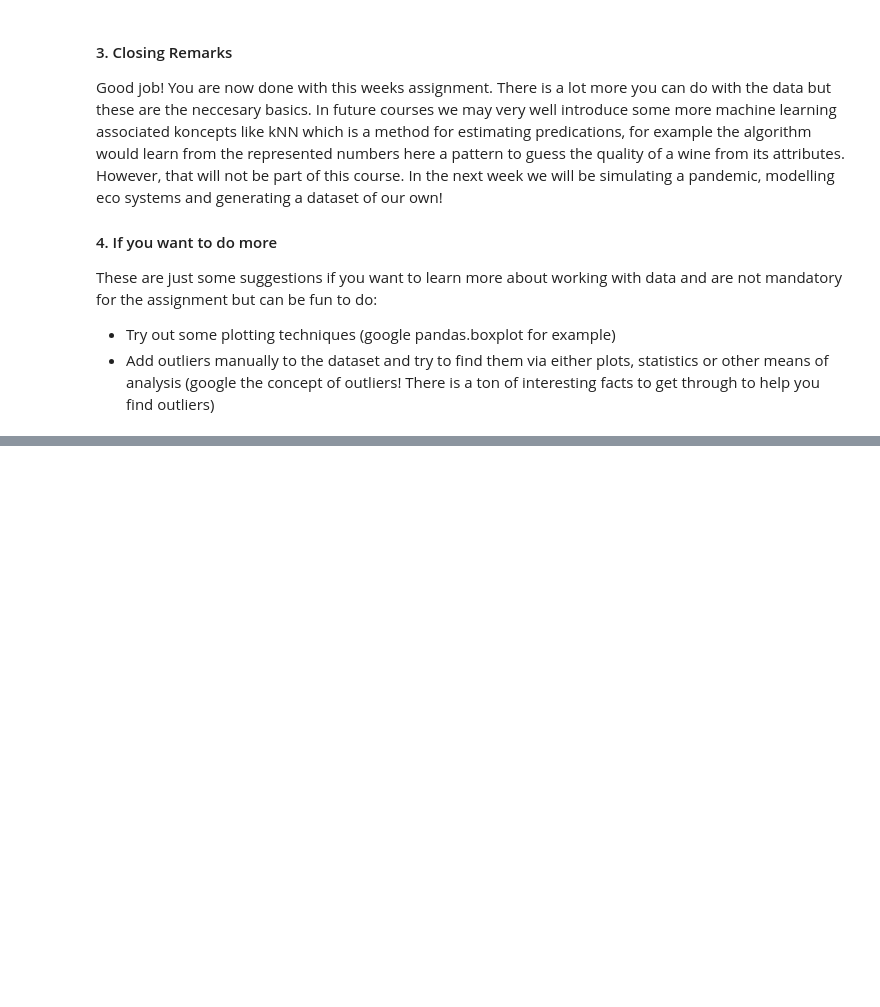
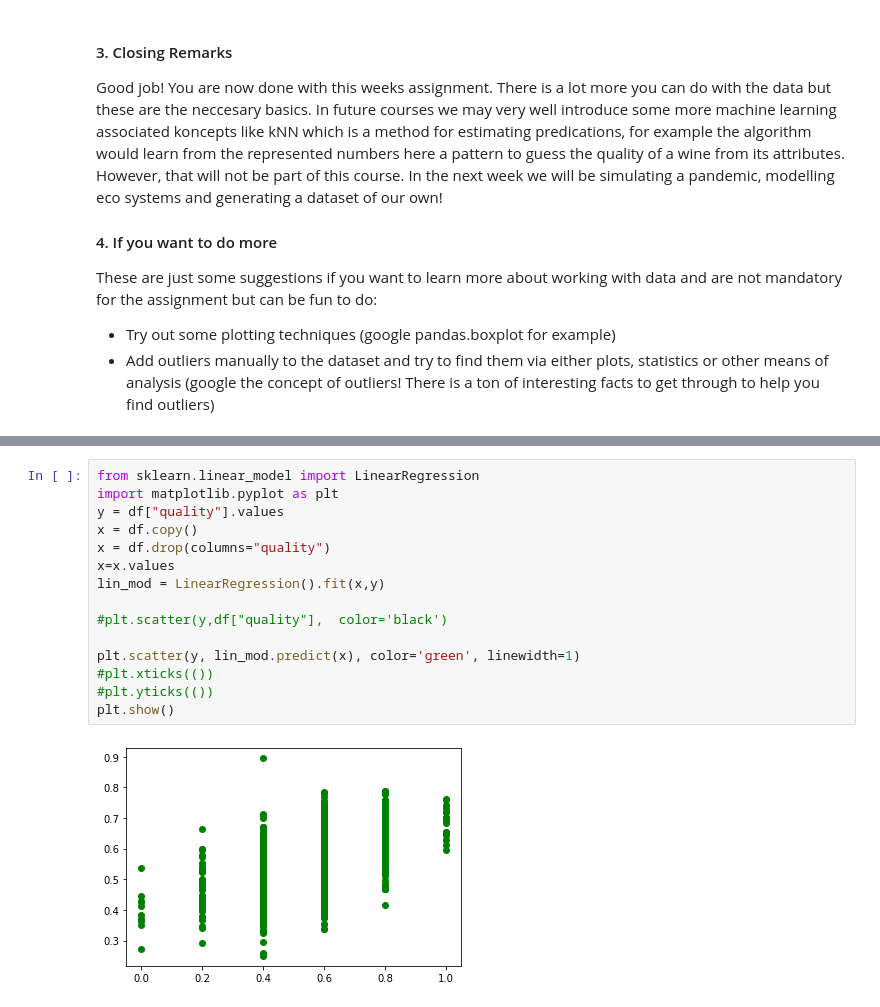
Before and after one commit to ingriderika/Py2b_erika_staffansdotter, a Jupyter notebook: week3/Assignment3FreshData.ipynb, the cells around one changed output, grey strips where cells are left out. Saved outputs shown, nothing was run; the diff lists cells and outputs as text; blank space fills up the shorter version.

```diff
--- a/week3/Assignment3FreshData.ipynb
+++ b/week3/Assignment3FreshData.ipynb
@@ -615,0 +734,17 @@ Expected output
+# %%
+from sklearn.linear_model import LinearRegression
+import matplotlib.pyplot as plt
+y = df["quality"].values
+x = df.copy()
+x = df.drop(columns="quality")
+x=x.values
+lin_mod = LinearRegression().fit(x,y)
+
+#plt.scatter(y,df["quality"],  color='black')
+
+plt.scatter(y, lin_mod.predict(x), color='green', linewidth=1)
+#plt.xticks(())
+#plt.yticks(())
+plt.show()
+# %% [output]
+[figure, added]
```
Also changed, not shown: parts of 9 cells of this notebook.
